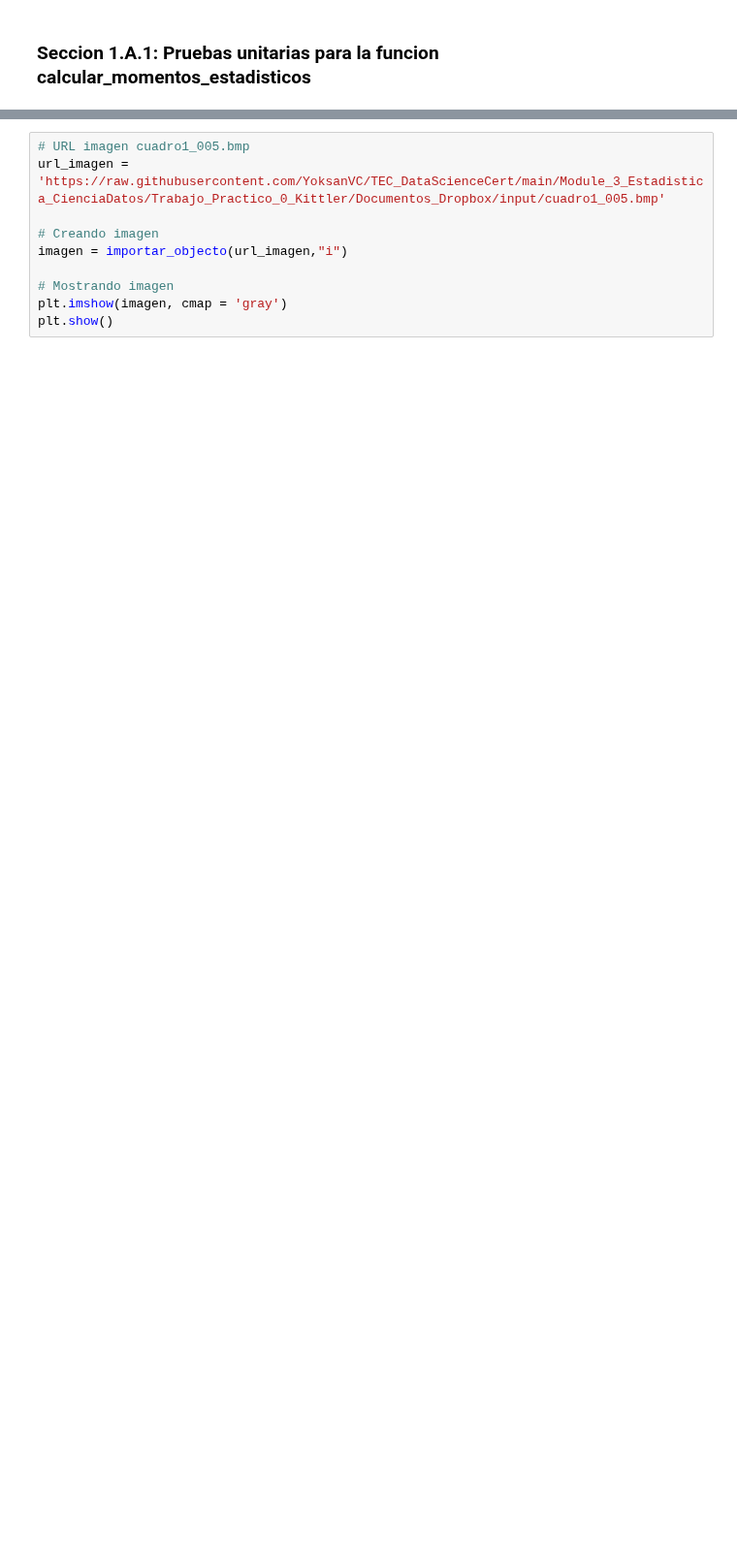
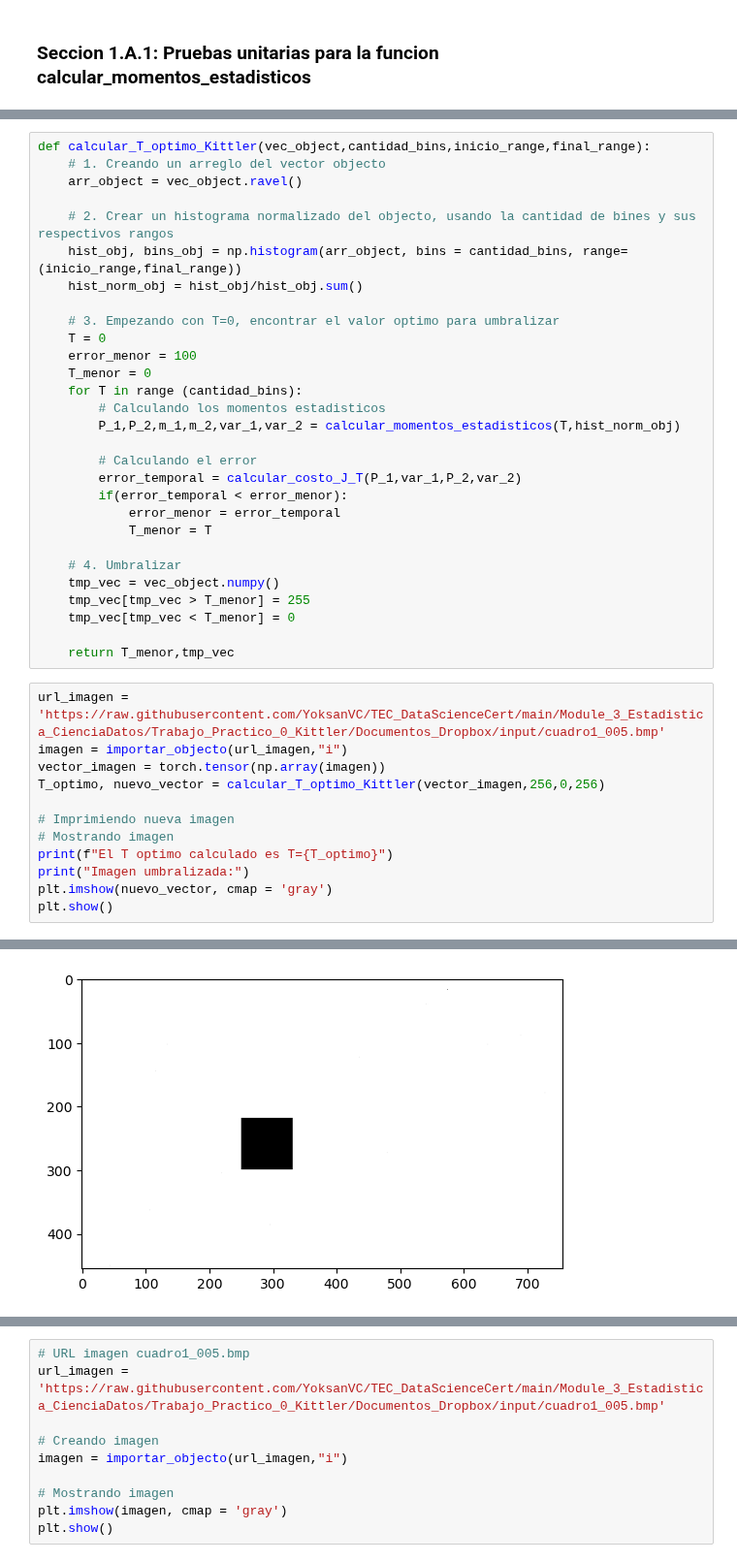
Before and after one commit to YoksanVC/TEC_DataScienceCert, a Jupyter notebook: Module_3_Estadistica_CienciaDatos/Trabajo_Practico_0_Kittler/Trabajo_Practico_0_Kittler.ipynb, the cells around one changed output, grey strips where cells are left out. Shown at 97% size. Drawn from its saved outputs; the diff is of its cells as text; blank space fills up the shorter version.

```diff
--- a/Module_3_Estadistica_CienciaDatos/Trabajo_Practico_0_Kittler/Trabajo_Practico_0_Kittler.ipynb
+++ b/Module_3_Estadistica_CienciaDatos/Trabajo_Practico_0_Kittler/Trabajo_Practico_0_Kittler.ipynb
@@ -121,0 +180,42 @@ def test_calcular_momentos_estadisticos_verosimilidad_mayor() -> None:
+# %%
+def calcular_T_optimo_Kittler(vec_object,cantidad_bins,inicio_range,final_range):
+    # 1. Creando un arreglo del vector objecto
+    arr_object = vec_object.ravel()
+
+    # 2. Crear un histograma normalizado del objecto, usando la cantidad de bines y sus respectivos rangos
+    hist_obj, bins_obj = np.histogram(arr_object, bins = cantidad_bins, range=(inicio_range,final_range))
+    hist_norm_obj = hist_obj/hist_obj.sum()
+
+    # 3. Empezando con T=0, encontrar el valor optimo para umbralizar
+    T = 0
+    error_menor = 100
+    T_menor = 0
+    for T in range (cantidad_bins):
+        # Calculando los momentos estadisticos
+        P_1,P_2,m_1,m_2,var_1,var_2 = calcular_momentos_estadisticos(T,hist_norm_obj)
+
+        # Calculando el error
+        error_temporal = calcular_costo_J_T(P_1,var_1,P_2,var_2)
+        if(error_temporal < error_menor):
+            error_menor = error_temporal
+            T_menor = T
+
+    # 4. Umbralizar
+    tmp_vec = vec_object.numpy()
+    tmp_vec[tmp_vec > T_menor] = 255
+    tmp_vec[tmp_vec < T_menor] = 0
+
+    return T_menor,tmp_vec
+# %%
+url_imagen = 'https://raw.githubusercontent.com/YoksanVC/TEC_DataScienceCert/main/Module_3_Estadistica_CienciaDatos/Trabajo_Practico_0_Kittler/Documentos_Dropbox/input/cuadro1_005.bmp'
+imagen = importar_objecto(url_imagen,"i")
+vector_imagen = torch.tensor(np.array(imagen))
+T_optimo, nuevo_vector = calcular_T_optimo_Kittler(vector_imagen,256,0,256)
+
+# Imprimiendo nueva imagen
+# Mostrando imagen
+print(f"El T optimo calculado es T={T_optimo}")
+print("Imagen umbralizada:")
+plt.imshow(nuevo_vector, cmap = 'gray')
+plt.show()
+# %% [output]
@@ -122,2 +224,3 @@ def test_calcular_momentos_estadisticos_verosimilidad_mayor() -> None:
+[figure, added]
 # %% [markdown]
 ## Seccion 1.D: Aplique el algoritmo de Kittler en la imagen *cuadro1_005.bmp* provista.
```
Also changed, not shown: parts of 15 cells of this notebook, 1 other file.
